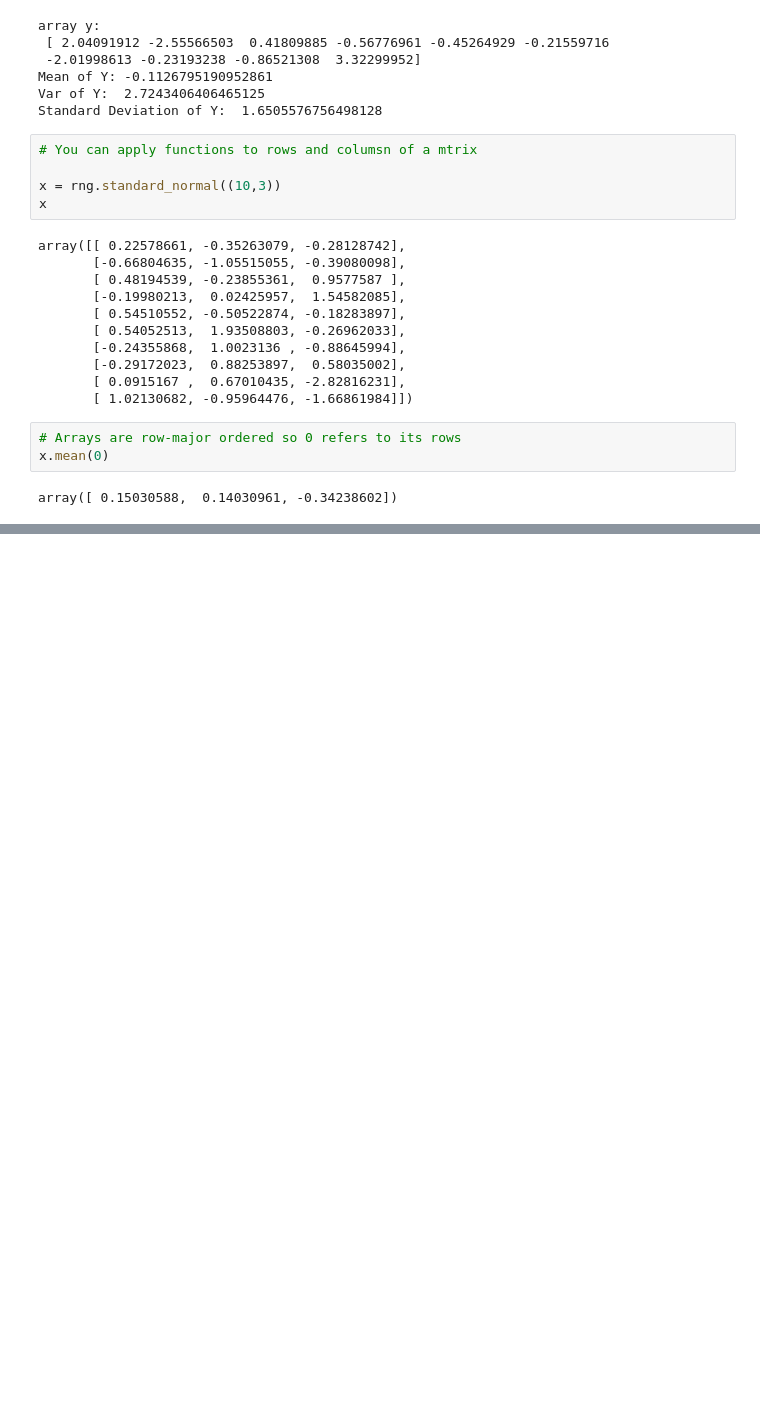
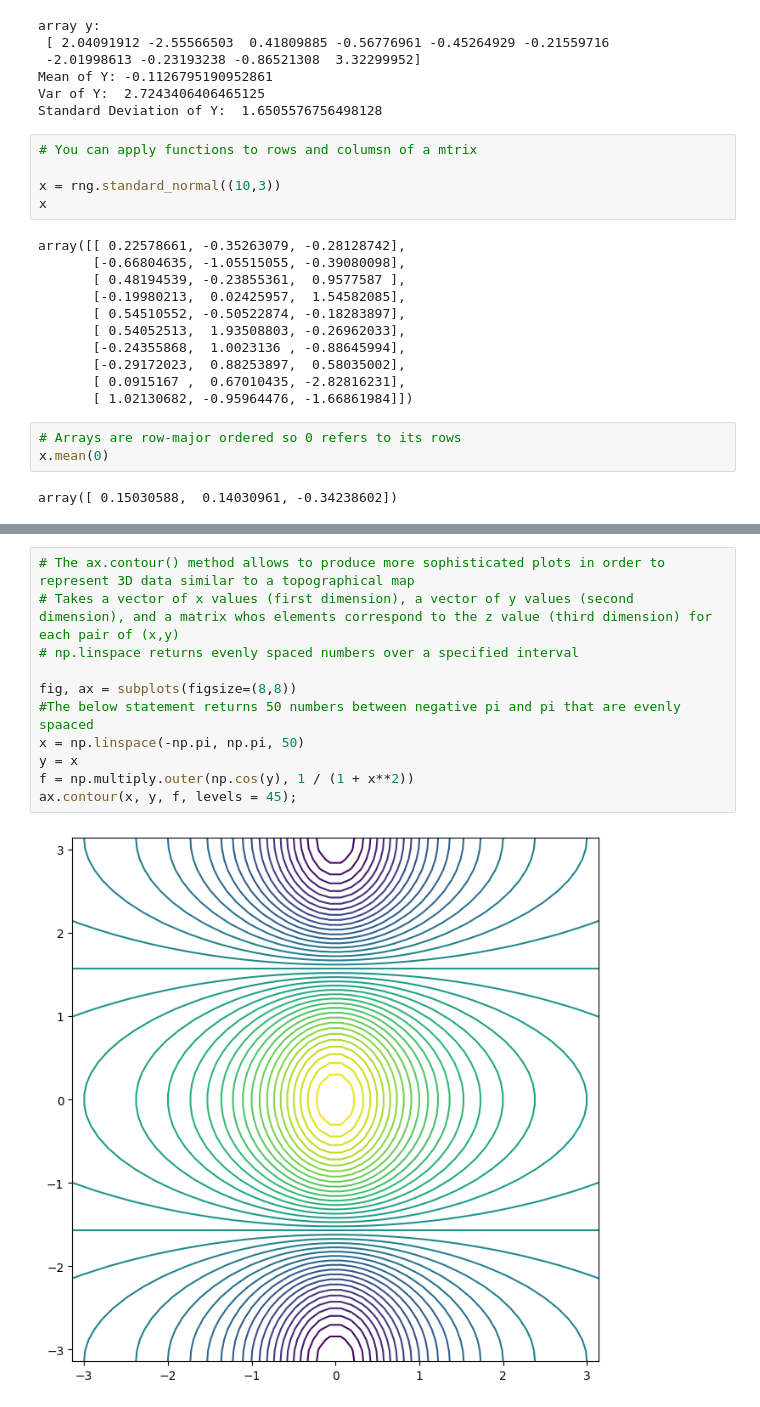
Before and after one commit to JonnyV-22/Python-Scratch-Repo, a Jupyter notebook: python_work/ISLP/Chapter_2_Intro.ipynb, the cells around one changed output, grey strips where cells are left out. Drawn from its saved outputs; the diff is of its cells as text; blank space fills up the shorter version.

```diff
--- a/python_work/ISLP/Chapter_2_Intro.ipynb
+++ b/python_work/ISLP/Chapter_2_Intro.ipynb
@@ -252,0 +300,13 @@ array([ 0.15030588,  0.14030961, -0.34238602])
+# %%
+# The ax.contour() method allows to produce more sophisticated plots in order to represent 3D data similar to a topographical map
+# Takes a vector of x values (first dimension), a vector of y values (second dimension), and a matrix whos elements correspond to the z value (third dimension) for each pair of (x,y)
+# np.linspace returns evenly spaced numbers over a specified interval
+
+fig, ax = subplots(figsize=(8,8))
+#The below statement returns 50 numbers between negative pi and pi that are evenly spaaced
+x = np.linspace(-np.pi, np.pi, 50)
+y = x
+f = np.multiply.outer(np.cos(y), 1 / (1 + x**2))
+ax.contour(x, y, f, levels = 45);
+# %% [output]
+[figure, added]
```
Also changed, not shown: parts of 5 cells of this notebook, 2 other files.
